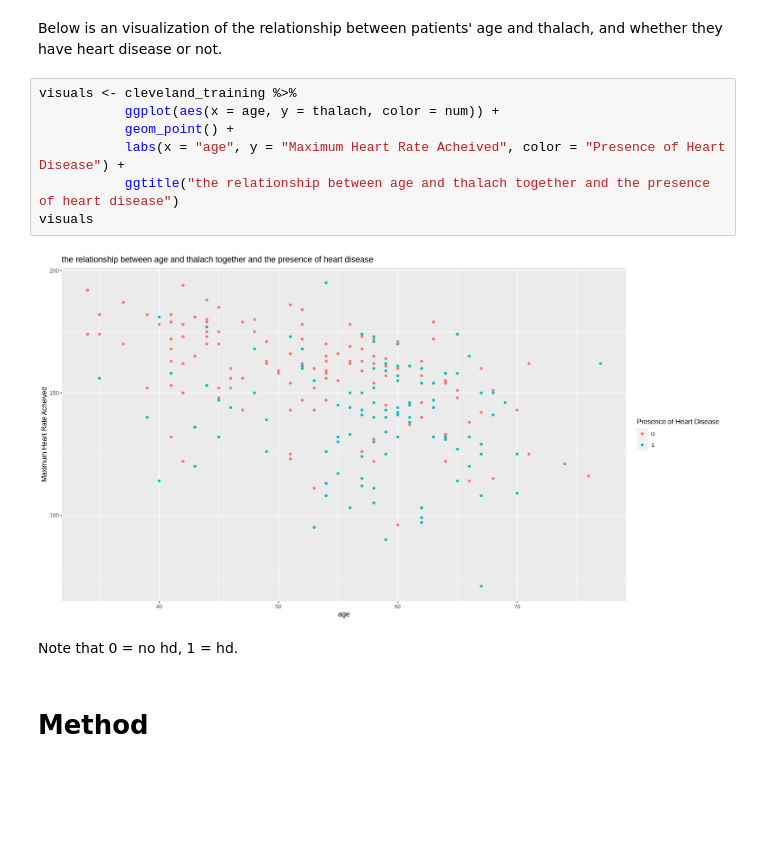
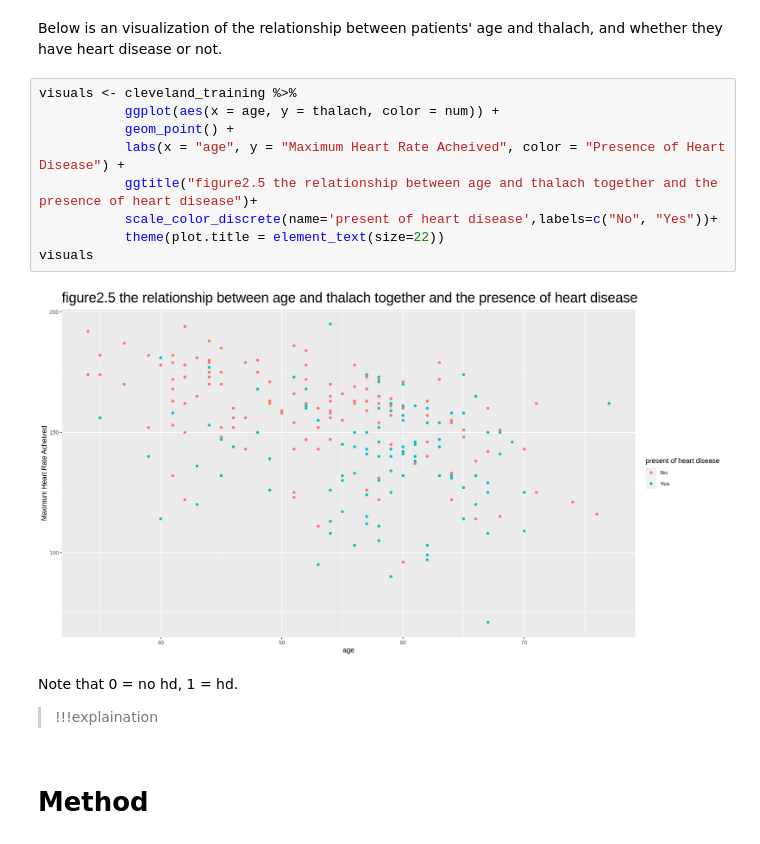
Before and after one commit to wiliwangka/Heart-Disease-Classification-with-R, a Jupyter notebook: ds_project_proposal.ipynb, the cells around one changed output. Cells and saved outputs as stored; diff of their text form; blank space fills up the shorter version.

```diff
--- a/ds_project_proposal.ipynb
+++ b/ds_project_proposal.ipynb
@@ -340,14 +340,16 @@ Below is an visualization of the relationship between patients' age and thalach,
 # %%
 visuals <- cleveland_training %>%
            ggplot(aes(x = age, y = thalach, color = num)) +
            geom_point() +
            labs(x = "age", y = "Maximum Heart Rate Acheived", color = "Presence of Heart Disease") +
-           ggtitle("the relationship between age and thalach together and the presence of heart disease")
+           ggtitle("figure2.5 the relationship between age and thalach together and the presence of heart disease")+
+           scale_color_discrete(name='present of heart disease',labels=c("No", "Yes"))+
+           theme(plot.title = element_text(size=22))
 visuals
 # %% [output]
-[figure, old version]
+[figure, new version]
 # %% [markdown]
-Note that 0 = no hd, 1 = hd.
+Note that 0 = no hd, 1 = hd. <blockquote> !!!explaination<blockquote>
 # %% [markdown]
 # Method
 # %% [markdown]
```
Also changed, not shown: parts of 4 cells of this notebook.
